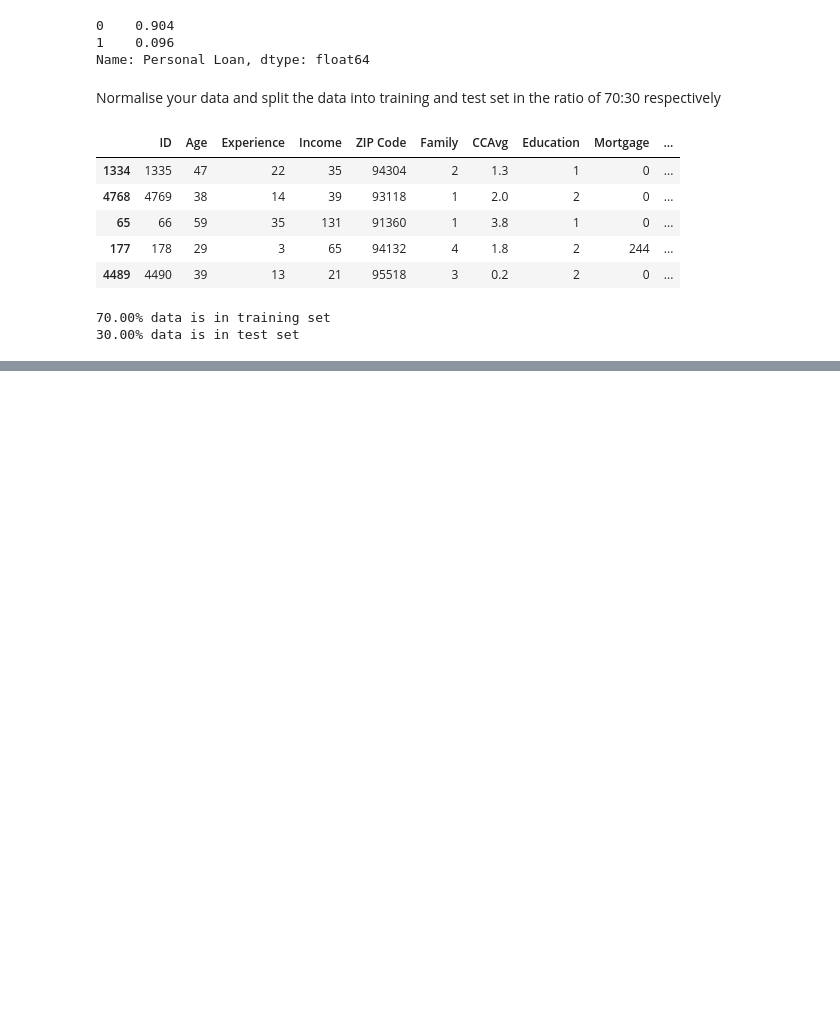
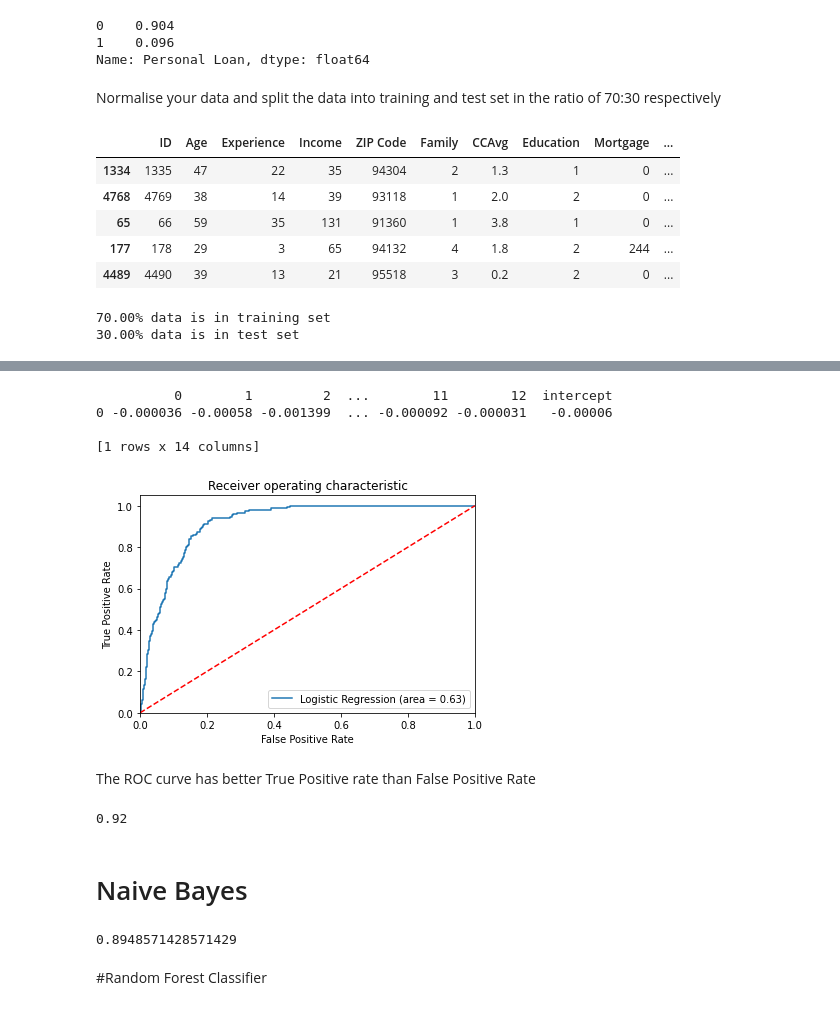
Before and after one commit to vikramgunjal02/Machine-Learning, a Jupyter notebook: internship_project.ipynb, the cells around one changed output, grey strips where cells are left out. Saved outputs shown, nothing was run; the diff lists cells and outputs as text; code cells hidden in the pictures; blank space fills up the shorter version.

```diff
--- a/internship_project.ipynb
+++ b/internship_project.ipynb
@@ -446,0 +552,51 @@ print("{0:0.2f}% data is in test set".format((len(x_test)/len(df.index)) * 100))
+# %%
+#Build the logistic regression model
+model = LogisticRegression(solver="liblinear")
+model.fit(x_train, y_train)
+
+#predict on test
+y_predict = model.predict(x_test)
+coef_df = pd.DataFrame(model.coef_)
+coef_df['intercept'] = model.intercept_
+print(coef_df)
+# %% [output]
+          0        1         2  ...        11        12  intercept
+0 -0.000036 -0.00058 -0.001399  ... -0.000092 -0.000031   -0.00006
+
+[1 rows x 14 columns]
+# %%
+#AUC ROC curve
+logit_roc_auc = roc_auc_score(y_test, model.predict(x_test))
+fpr, tpr, thresholds = roc_curve(y_test, model.predict_proba(x_test)[:,1])
+plt.figure()
+plt.plot(fpr, tpr, label='Logistic Regression (area = %0.2f)' % logit_roc_auc)
+plt.plot([0, 1], [0, 1],'r--')
+plt.xlim([0.0, 1.0])
+plt.ylim([0.0, 1.05])
+plt.xlabel('False Positive Rate')
+plt.ylabel('True Positive Rate')
+plt.title('Receiver operating characteristic')
+plt.legend(loc="lower right")
+plt.savefig('Log_ROC')
+plt.show()
+# %% [output]
+[figure, added]
+# %% [markdown]
+The ROC curve has better True Positive rate than False Positive Rate
+# %%
+auc_score = metrics.roc_auc_score(y_test, model.predict_proba(x_test)[:,1])
+round( float( auc_score ), 2 )
+# %% [output]
+0.92
+# %% [markdown]
+# Naive Bayes
+# %%
+naive_model = GaussianNB()
+naive_model.fit(x_train, y_train)
+
+prediction = naive_model.predict(x_train)
+naive_model.score(x_train,y_train)
+# %% [output]
+0.8948571428571429
+# %% [markdown]
+#Random Forest Classifier
```
Also changed, not shown: parts of 23 cells of this notebook.
